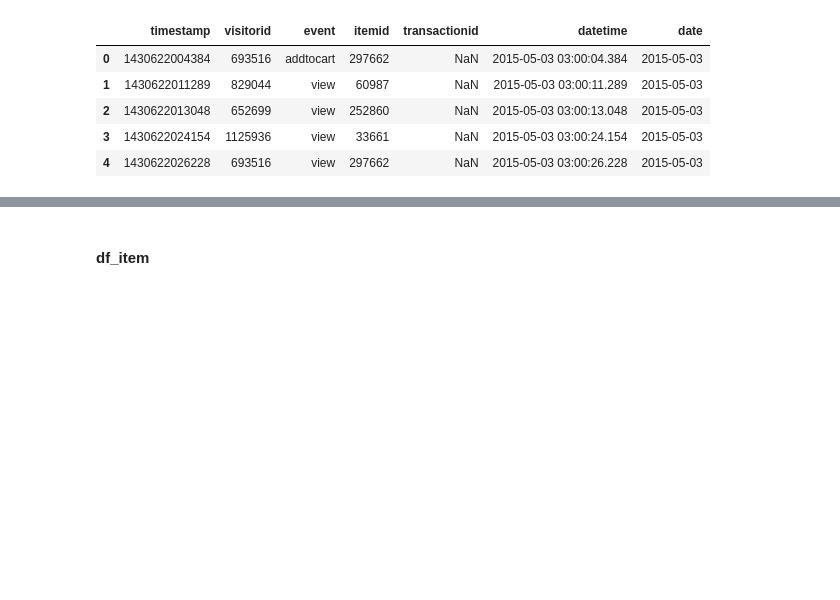
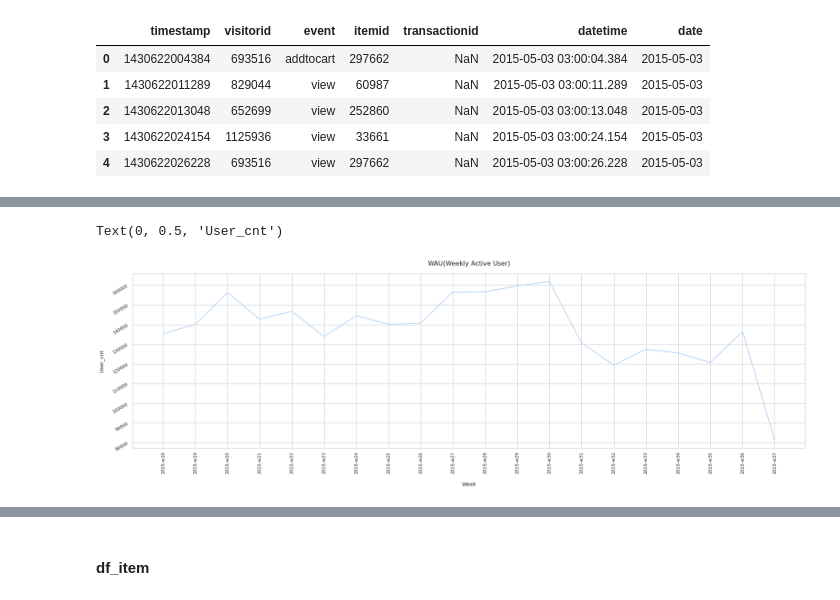
Before and after one commit to tkasod2/TIL, a Jupyter notebook: prj_analysis/Retailrocket_recommender_system_datase.ipynb, the cells around one changed output, grey strips where cells are left out. Saved outputs shown, nothing was run; the diff lists cells and outputs as text; code cells hidden in the pictures; blank space fills up the shorter version.

```diff
--- a/prj_analysis/Retailrocket_recommender_system_datase.ipynb
+++ b/prj_analysis/Retailrocket_recommender_system_datase.ipynb
@@ -123,0 +179,18 @@ events.head()
+# %%
+# WAU
+WAU = events.groupby('week')['visitorid'].count().reset_index().rename(columns = {'visitorid':'cnt_visit'})
+
+sns.set_theme(style="whitegrid", palette="pastel")
+plt.xticks(rotation=90)
+plt.yticks(rotation=30)
+
+g = sns.lineplot(x='week', y='cnt_visit',data =WAU)
+g.figure.set_size_inches(30, 8)
+g.xaxis.set_major_locator(ticker.MultipleLocator(1))
+
+g.set_title("WAU(Weekly Active User)", pad=20, size=16)
+g.set_xlabel("Week",labelpad = 20, size = 13)
+g.set_ylabel("User_cnt",labelpad = 20, size = 13)
+# %% [output]
+Text(0, 0.5, 'User_cnt')
+[figure, added]
```
Also changed, not shown: parts of 10 cells of this notebook.
